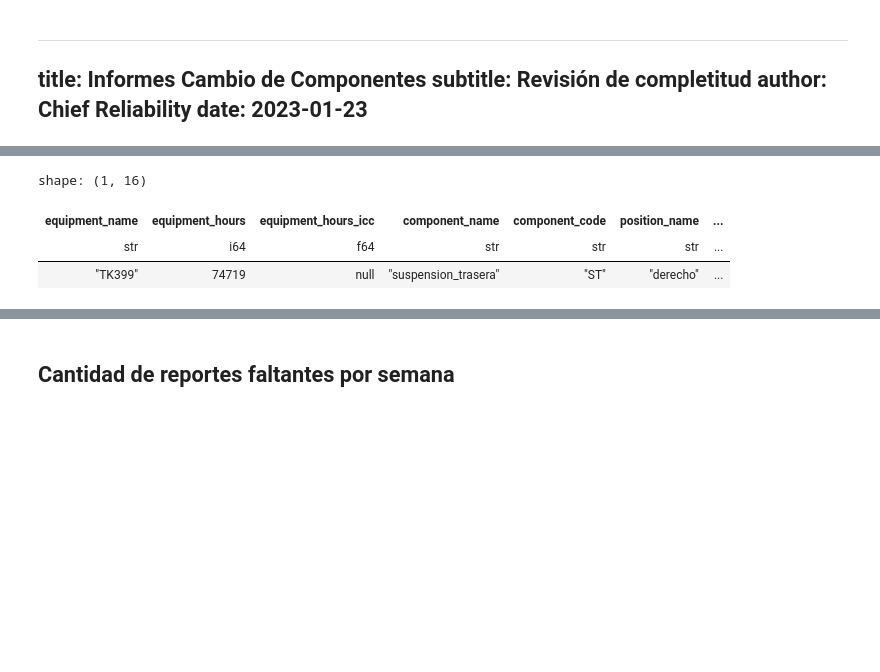
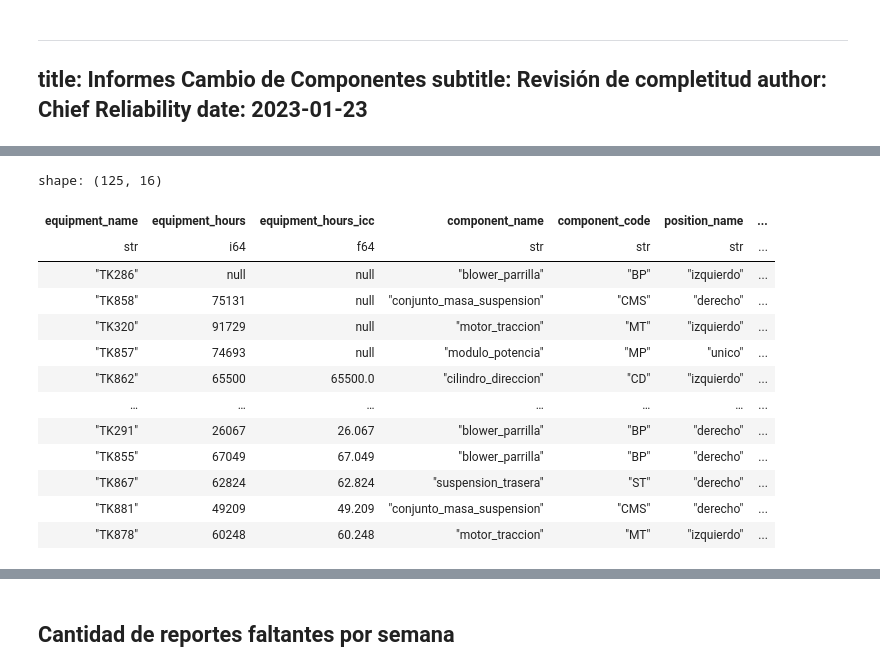
Before and after one commit to cecilvega/kbook, a Jupyter notebook: reliability/icc/icc.ipynb, the cells around one changed output, grey strips where cells are left out. Saved outputs shown, nothing was run; the diff lists cells and outputs as text; code cells hidden in the pictures; blank space fills up the shorter version.

```diff
--- a/reliability/icc/icc.ipynb
+++ b/reliability/icc/icc.ipynb
@@ -198,10 +195,3 @@ shape: (123, 16)
-# %%
-df.filter(
-    (pl.col("equipment_name") == "TK399")
-    & (pl.col("component_name") == "suspension_trasera")
-).sort("changeout_date", descending=True)
-# %% [output]
-shape: (1, 16)
-| equipment_name | equipment_hours | equipment_hours_icc | component_name | component_code | position_name | ... |
-| str | i64 | f64 | str | str | str | ... |
-| "TK399" | 74719 | null | "suspension_trasera" | "ST" | "derecho" | ... |
+# %%
+Readr.Reliability.read_icc(context)
+# %% [output]
@@ -208,3 +199,17 @@ shape: (1, 16)
+shape: (125, 16)
+| equipment_name | equipment_hours | equipment_hours_icc | component_name | component_code | position_name | ... |
+| str | i64 | f64 | str | str | str | ... |
+| "TK286" | null | null | "blower_parrilla" | "BP" | "izquierdo" | ... |
+| "TK858" | 75131 | null | "conjunto_masa_suspension" | "CMS" | "derecho" | ... |
+| "TK320" | 91729 | null | "motor_traccion" | "MT" | "izquierdo" | ... |
+| "TK857" | 74693 | null | "modulo_potencia" | "MP" | "unico" | ... |
+| "TK862" | 65500 | 65500.0 | "cilindro_direccion" | "CD" | "izquierdo" | ... |
+| … | … | … | … | … | … | ... |
+| "TK291" | 26067 | 26.067 | "blower_parrilla" | "BP" | "derecho" | ... |
+| "TK855" | 67049 | 67.049 | "blower_parrilla" | "BP" | "derecho" | ... |
+| "TK867" | 62824 | 62.824 | "suspension_trasera" | "ST" | "derecho" | ... |
+| "TK881" | 49209 | 49.209 | "conjunto_masa_suspension" | "CMS" | "derecho" | ... |
+| "TK878" | 60248 | 60.248 | "motor_traccion" | "MT" | "izquierdo" | ... |
 # %%
 icc_df = (
     Readr.Reliability.read_icc(context)
```
Also changed, not shown: parts of 8 cells of this notebook.
